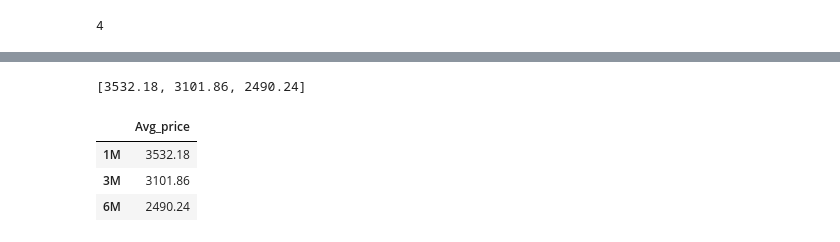
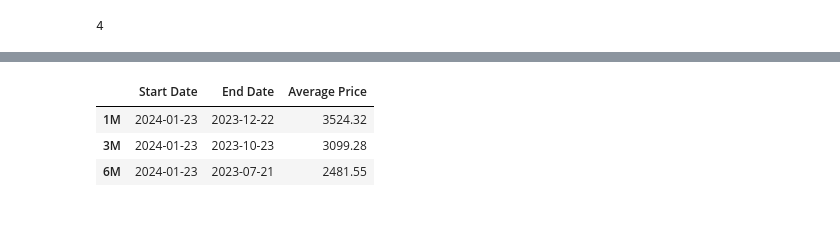
Before and after one commit to ranjan0601/Stock_market_data_analysis, a Jupyter notebook: Building_vwap_in_python.ipynb, the cells around one changed output, grey strips where cells are left out. Drawn from its saved outputs; the diff is of its cells as text; code cells hidden in the pictures.

```diff
--- a/Building_vwap_in_python.ipynb
+++ b/Building_vwap_in_python.ipynb
@@ -123,6 +137,8 @@ angel_data['Date'].dt.date
 Name: Date, Length: 343, dtype: object
 # %%
 angel_data['Date'] = angel_data['Date'].dt.date
+# %%
+angel_data['Date'] = pd.to_datetime(angel_data['Date'])
 # %%
 # angel_data.drop('Date_1', axis = 1, inplace = True)
 # %%
@@ -254,15 +270,16 @@ data2
+# %%
+Final = pd.DataFrame(result, index = ["1M", "3M", "6M"])
+Final
+# %% [output]
+|  | Start Date | End Date | Average Price |
+| 1M | 2024-01-23 | 2023-12-22 | 3524.32 |
+| 3M | 2024-01-23 | 2023-10-23 | 3099.28 |
+| 6M | 2024-01-23 | 2023-07-21 | 2481.55 |
 # %%
-mean_price = [result[0]['Average Price'],result[1]['Average Price'],result[2]['Average Price']]
-mean_price
+# mean_price = [result[0]['Average Price'],result[1]['Average Price'],result[2]['Average Price']]
+# mean_price
-# %% [output]
-[3532.18, 3101.86, 2490.24]
 # %%
-mean_price = [result[0]['Average Price'],result[1]['Average Price'],result[2]['Average Price']]
+# mean_price = [result[0]['Average Price'],result[1]['Average Price'],result[2]['Average Price']]
 
-ange_one_avg_price = pd.DataFrame(mean_price, columns = ["Avg_price"], index = ["1M", "3M", "6M"])
-ange_one_avg_price
+# ange_one_avg_price = pd.DataFrame(mean_price, columns = ["Avg_price"], index = ["1M", "3M", "6M"])
+# ange_one_avg_price
-# %% [output]
-|  | Avg_price |
-| 1M | 3532.18 |
-| 3M | 3101.86 |
-| 6M | 2490.24 |
```
Also changed, not shown: parts of 14 cells of this notebook.
